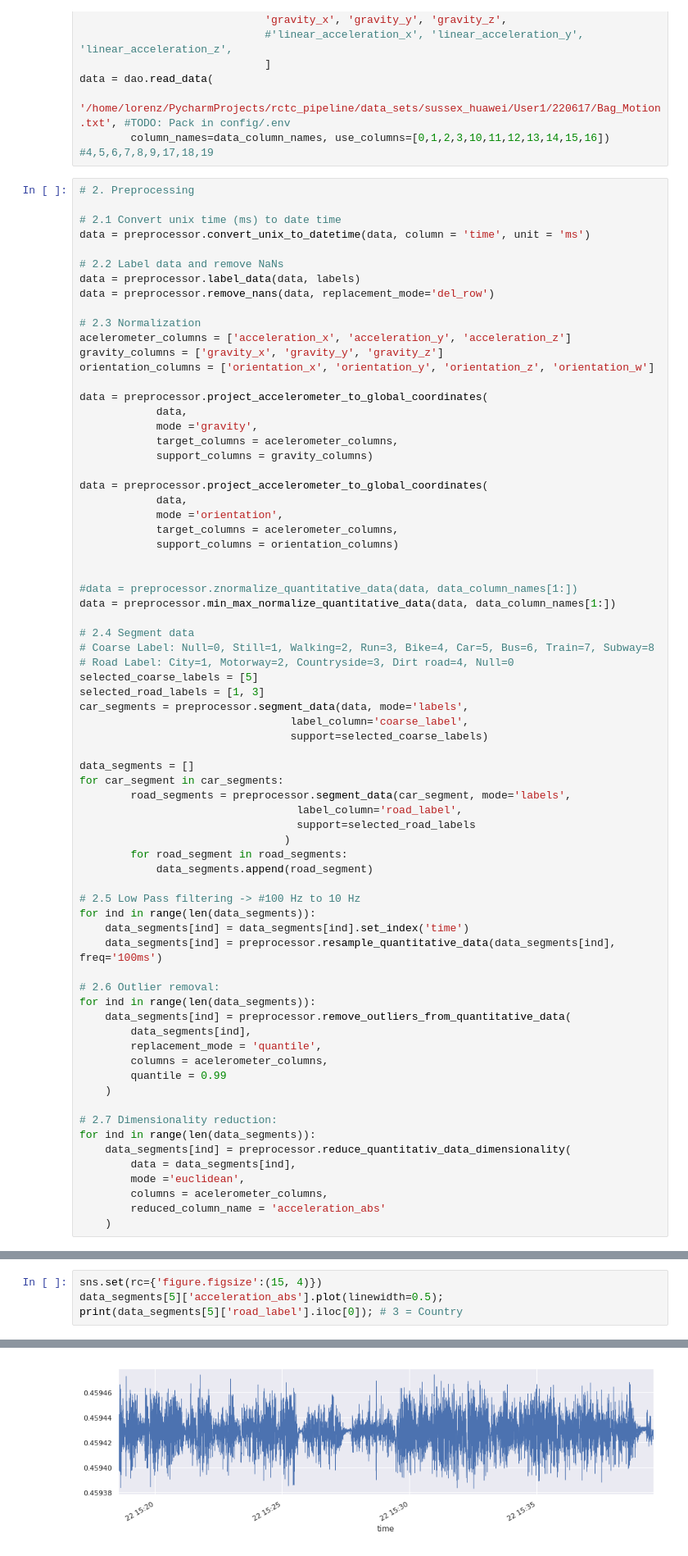
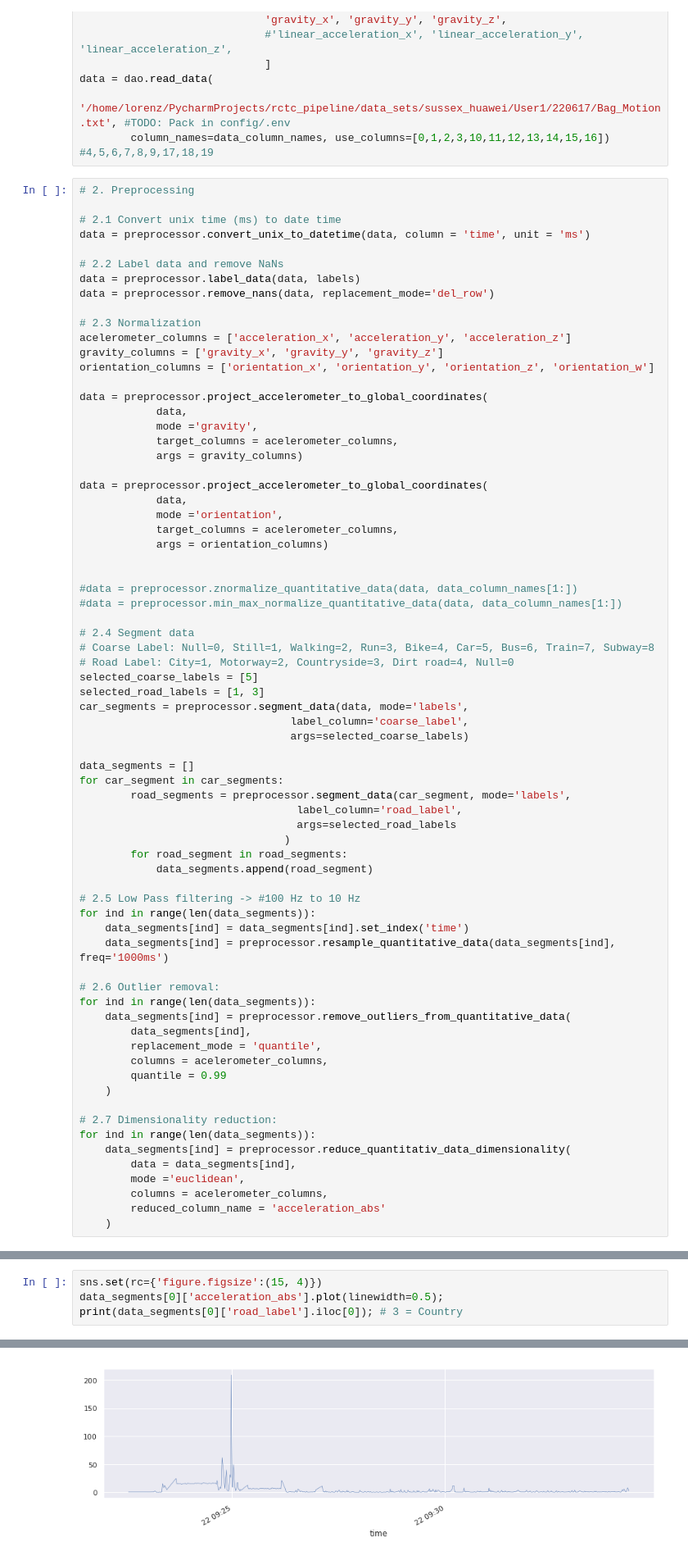
Before and after one commit to lorenz0890/road_condition_classification, a Jupyter notebook: rctc_notebook.ipynb, the cells around one changed output, grey strips where cells are left out. Shown: that part at 82% size. Drawn from its saved outputs; the diff is of its cells as text.

```diff
--- a/rctc_notebook.ipynb
+++ b/rctc_notebook.ipynb
@@ -41,17 +43,17 @@ data = preprocessor.project_accelerometer_to_global_coordinates(
             data,
             mode ='gravity',
             target_columns = acelerometer_columns,
-            support_columns = gravity_columns)
+            args = gravity_columns)
 
 data = preprocessor.project_accelerometer_to_global_coordinates(
             data,
             mode ='orientation',
             target_columns = acelerometer_columns,
-            support_columns = orientation_columns)
+            args = orientation_columns)
 
 
 #data = preprocessor.znormalize_quantitative_data(data, data_column_names[1:])
-data = preprocessor.min_max_normalize_quantitative_data(data, data_column_names[1:])
+#data = preprocessor.min_max_normalize_quantitative_data(data, data_column_names[1:])
 
 # 2.4 Segment data
 # Coarse Label: Null=0, Still=1, Walking=2, Run=3, Bike=4, Car=5, Bus=6, Train=7, Subway=8
@@ -60,13 +62,13 @@ selected_coarse_labels = [5]
 selected_road_labels = [1, 3]
 car_segments = preprocessor.segment_data(data, mode='labels',
                                  label_column='coarse_label',
-                                 support=selected_coarse_labels)
+                                 args=selected_coarse_labels)
 
 data_segments = []
 for car_segment in car_segments:
         road_segments = preprocessor.segment_data(car_segment, mode='labels',
                                   label_column='road_label',
-                                  support=selected_road_labels
+                                  args=selected_road_labels
                                 )
         for road_segment in road_segments:
             data_segments.append(road_segment)
@@ -74,7 +76,7 @@ for car_segment in car_segments:
 # 2.5 Low Pass filtering -> #100 Hz to 10 Hz
 for ind in range(len(data_segments)):
     data_segments[ind] = data_segments[ind].set_index('time')
-    data_segments[ind] = preprocessor.resample_quantitative_data(data_segments[ind], freq='100ms')
+    data_segments[ind] = preprocessor.resample_quantitative_data(data_segments[ind], freq='1000ms')
 
 # 2.6 Outlier removal:
 for ind in range(len(data_segments)):
@@ -105,5 +106,5 @@ print(data_segments[1]['road_label'].iloc[0]); # 1 = City
 # %%
 sns.set(rc={'figure.figsize':(15, 4)})
-data_segments[5]['acceleration_abs'].plot(linewidth=0.5);
-print(data_segments[5]['road_label'].iloc[0]); # 3 = Country
+data_segments[0]['acceleration_abs'].plot(linewidth=0.5);
+print(data_segments[0]['road_label'].iloc[0]); # 3 = Country
 # %% [output]
@@ -111 +112 @@ print(data_segments[5]['road_label'].iloc[0]); # 3 = Country
-[figure, old version]
+[figure, new version]
```
Also changed, not shown: parts of 7 cells of this notebook, 28 other files.
